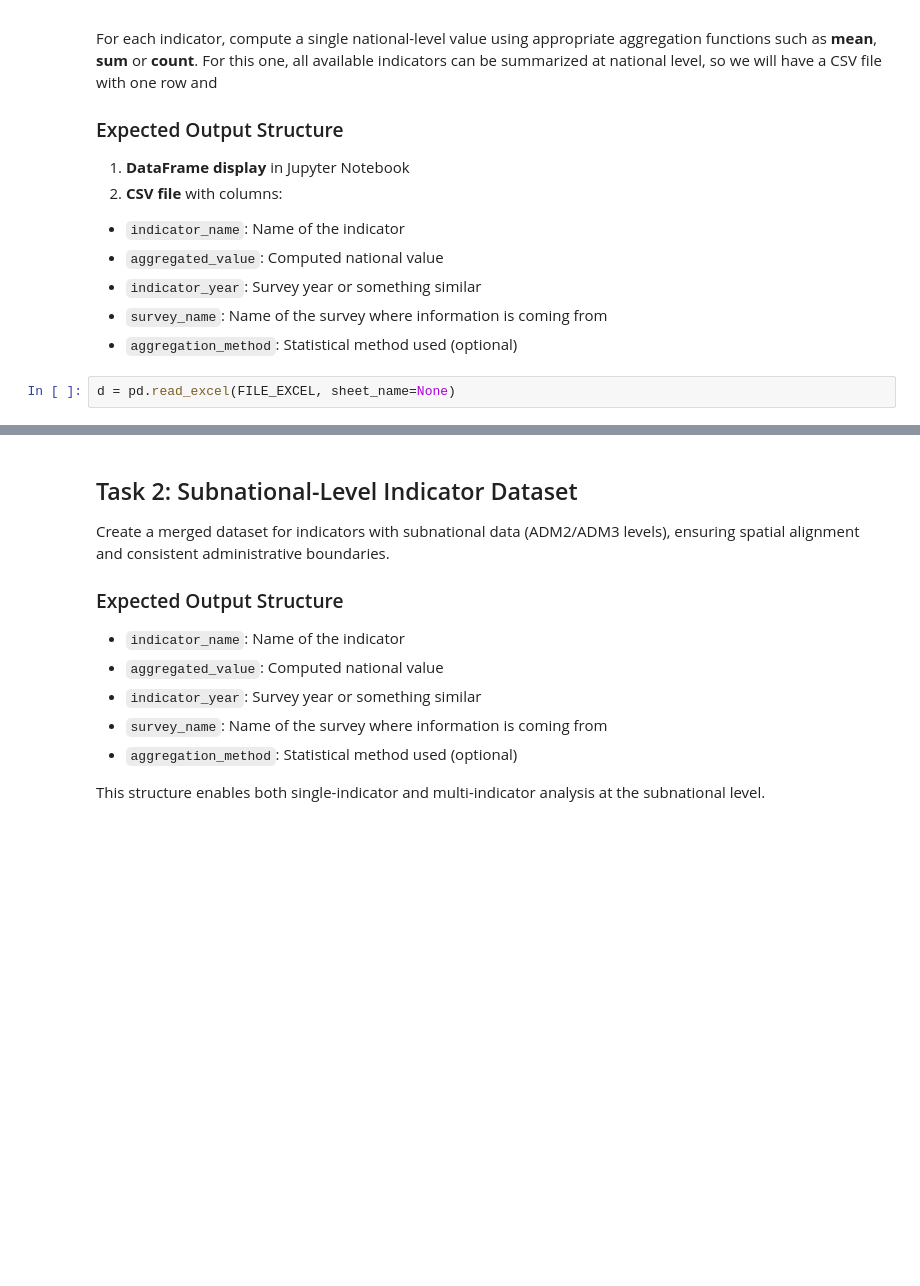
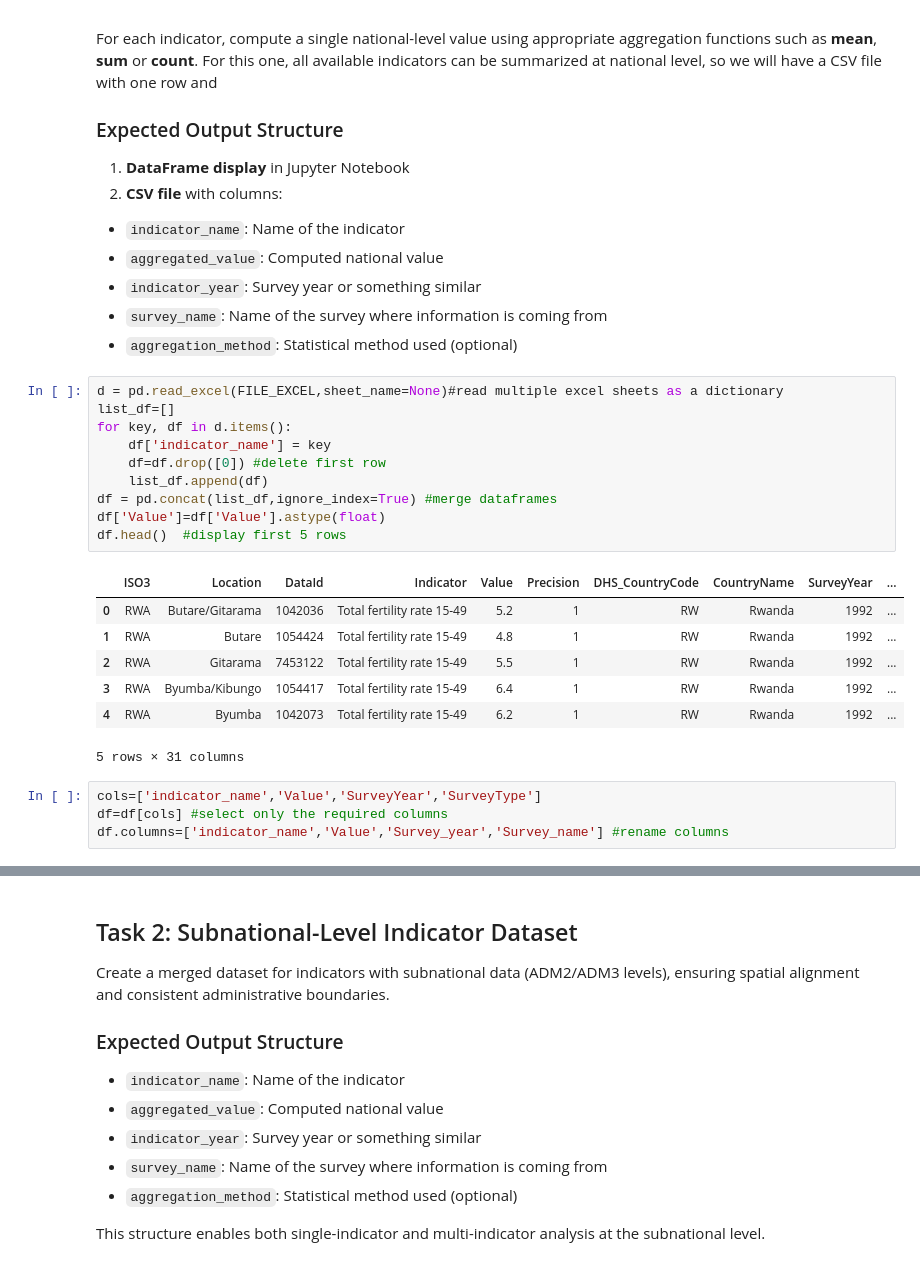
Before and after one commit to Geoffrey023/AIMS-DSCBI, a Jupyter notebook: notebooks/assignments/assignment-2.ipynb, the cells around one changed output, grey strips where cells are left out. Drawn from its saved outputs; the diff is of its cells as text; blank space fills up the shorter version.

```diff
--- a/notebooks/assignments/assignment-2.ipynb
+++ b/notebooks/assignments/assignment-2.ipynb
@@ -74,5 +70,25 @@ For each indicator, compute a single national-level value using appropriate aggr
 - `indicator_year`: Survey year or something similar
 - `survey_name`: Name of the survey where information is coming from
 - `aggregation_method`: Statistical method used (optional)
-# %%
-d = pd.read_excel(FILE_EXCEL, sheet_name=None)
+# %%
+d = pd.read_excel(FILE_EXCEL,sheet_name=None)#read multiple excel sheets as a dictionary
+list_df=[]
+for key, df in d.items():
+    df['indicator_name'] = key
+    df=df.drop([0]) #delete first row
+    list_df.append(df)
+df = pd.concat(list_df,ignore_index=True) #merge dataframes
+df['Value']=df['Value'].astype(float)
+df.head()  #display first 5 rows
+# %% [output]
+|  | ISO3 | Location | DataId | Indicator | Value | Precision | DHS_CountryCode | CountryName | SurveyYear | ... |
+| 0 | RWA | Butare/Gitarama | 1042036 | Total fertility rate 15-49 | 5.2 | 1 | RW | Rwanda | 1992 | ... |
+| 1 | RWA | Butare | 1054424 | Total fertility rate 15-49 | 4.8 | 1 | RW | Rwanda | 1992 | ... |
+| 2 | RWA | Gitarama | 7453122 | Total fertility rate 15-49 | 5.5 | 1 | RW | Rwanda | 1992 | ... |
+| 3 | RWA | Byumba/Kibungo | 1054417 | Total fertility rate 15-49 | 6.4 | 1 | RW | Rwanda | 1992 | ... |
+| 4 | RWA | Byumba | 1042073 | Total fertility rate 15-49 | 6.2 | 1 | RW | Rwanda | 1992 | ... |
+5 rows × 31 columns
+# %%
+cols=['indicator_name','Value','SurveyYear','SurveyType']
+df=df[cols] #select only the required columns
+df.columns=['indicator_name','Value','Survey_year','Survey_name'] #rename columns
```
Also changed, not shown: parts of 24 cells of this notebook.
